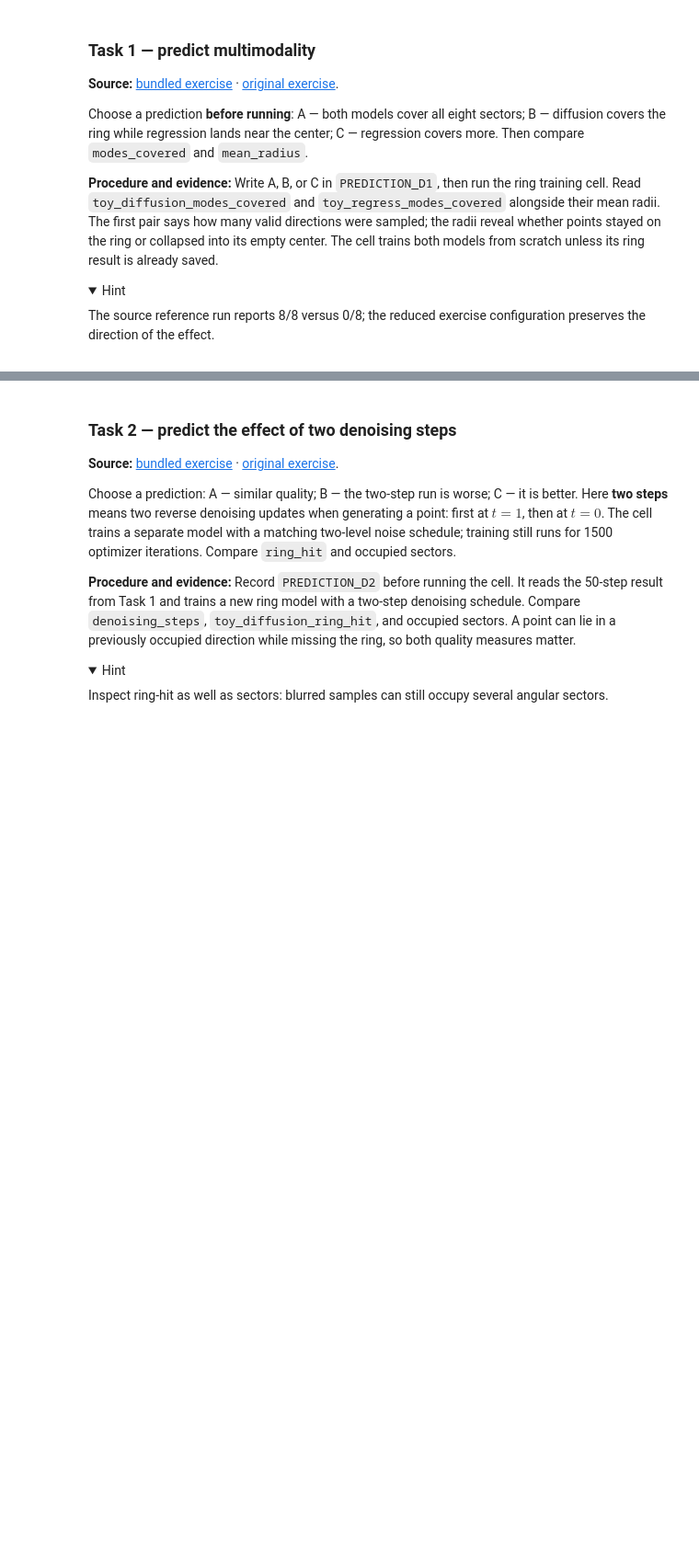
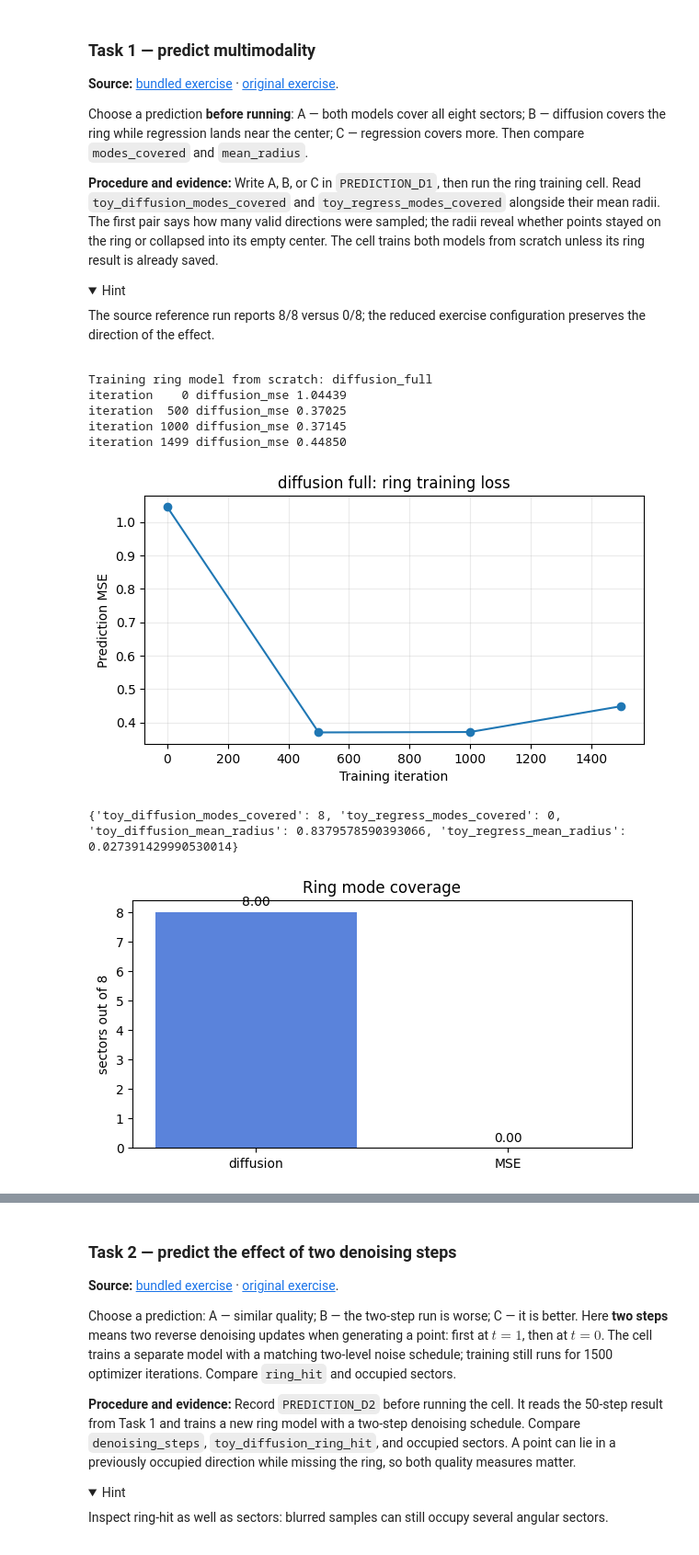
Before and after one commit to JohnSili/multimodal-vla-course, a Jupyter notebook: 03-diffusion-policy-flow-matching/seminar_03_diffusion_flow_student.ipynb, the cells around one changed output, grey strips where cells are left out. Shown at 92% size. Saved outputs shown, nothing was run; the diff lists cells and outputs as text; code cells hidden in the pictures; folded sections open; blank space fills up the shorter version.

```diff
--- a/03-diffusion-policy-flow-matching/seminar_03_diffusion_flow_student.ipynb
+++ b/03-diffusion-policy-flow-matching/seminar_03_diffusion_flow_student.ipynb
@@ -283,7 +289,7 @@ The source reference run reports 8/8 versus 0/8; the reduced exercise configurat
 
 </details>
 # %%
-PREDICTION_D1 = None  # TODO: 'A', 'B', or 'C'
+PREDICTION_D1 = 'B'
 assert PREDICTION_D1 in ('A','B','C'), 'Record your prediction first'
 folder = OUT / 'diffusion_full'
 metric_path = folder / 'metrics.json'
@@ -309,33 +315,42 @@ else:
         if iteration % 500 == 0 or iteration == TOY_ITERS - 1:
             checkpoints.append({'iteration': iteration, 'loss': float(loss.item())})
             print(f'iteration {iteration:4d} diffusion_mse {loss.item():.5f}', flush=True)
     samples = sample_diffusion(model, TOY_POINTS, schedule, gen)
     radius, hit, modes = ring_stats(samples)
     d_full = {'denoising_steps': 50, 'toy_diffusion_mean_radius': radius,
               'toy_diffusion_ring_hit': hit, 'toy_diffusion_modes_covered': modes,
               'toy_final_loss': float(loss.item())}
 
     # A one-shot MSE regressor provides the same comparison as the source chapter.
     regressor = nn.Sequential(nn.Linear(2, MODEL_DIM), nn.SiLU(),
                               nn.Linear(MODEL_DIM, 2)).to(DEVICE)
     reg_optimizer = torch.optim.Adam(regressor.parameters(), lr=1e-3)
     for iteration in range(TOY_ITERS):
         batch = torch.randint(TOY_POINTS, (256,), generator=gen)
         reg_loss = F.mse_loss(regressor(noise((256, 2), gen)), training_ring[batch])
         reg_optimizer.zero_grad()
         reg_loss.backward()
         reg_optimizer.step()
     with torch.no_grad():
         reg_samples = regressor(noise((TOY_POINTS, 2), gen))
     reg_radius, reg_hit, reg_modes = ring_stats(reg_samples)
     d_full.update(toy_regress_mean_radius=reg_radius,
                   toy_regress_ring_hit=reg_hit,
                   toy_regress_modes_covered=reg_modes)
     (folder / 'training_history.json').write_text(json.dumps({'checkpoints': checkpoints}, indent=2) + '\n')
     metric_path.write_text(json.dumps(d_full, indent=2) + '\n')
 plot_training_history(folder)
 print({k: d_full[k] for k in ['toy_diffusion_modes_covered','toy_regress_modes_covered','toy_diffusion_mean_radius','toy_regress_mean_radius']})
 metric_bars(['diffusion','MSE'], [d_full['toy_diffusion_modes_covered'], d_full['toy_regress_modes_covered']], 'Ring mode coverage', 'sectors out of 8')
+# %% [output]
+Training ring model from scratch: diffusion_full
+iteration    0 diffusion_mse 1.04439
+iteration  500 diffusion_mse 0.37025
+iteration 1000 diffusion_mse 0.37145
+iteration 1499 diffusion_mse 0.44850
+[figure, added]
+{'toy_diffusion_modes_covered': 8, 'toy_regress_modes_covered': 0, 'toy_diffusion_mean_radius': 0.8379578590393066, 'toy_regress_mean_radius': 0.027391429990530014}
+[figure, added]
 # %% [markdown]
 **Interpretation:** Why does the regressor land where there are no training points?
 
```
Also changed, not shown: parts of 23 cells of this notebook.
